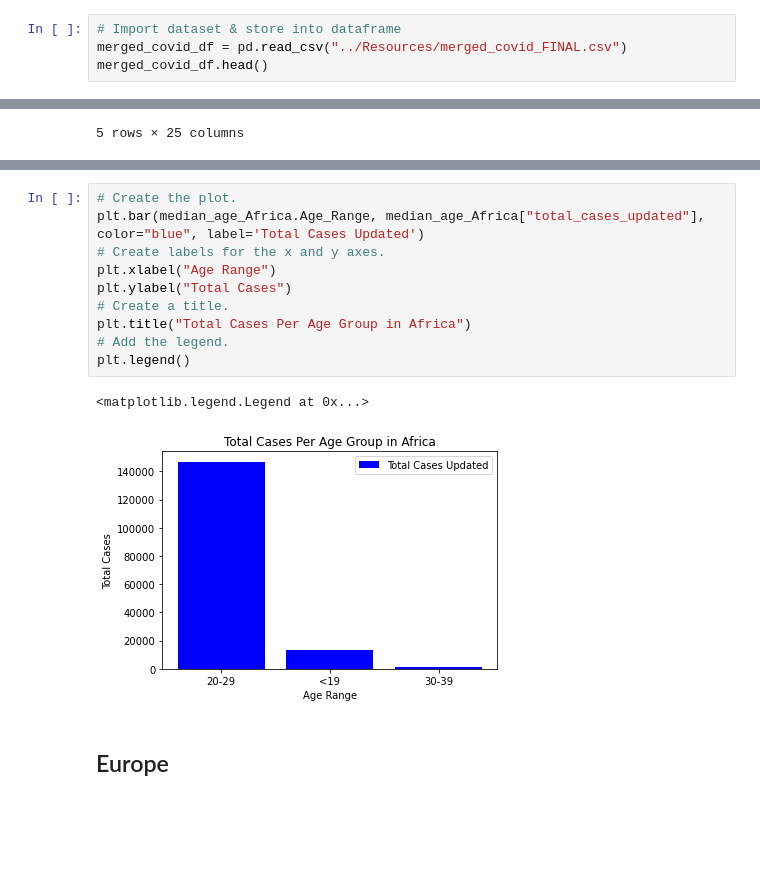
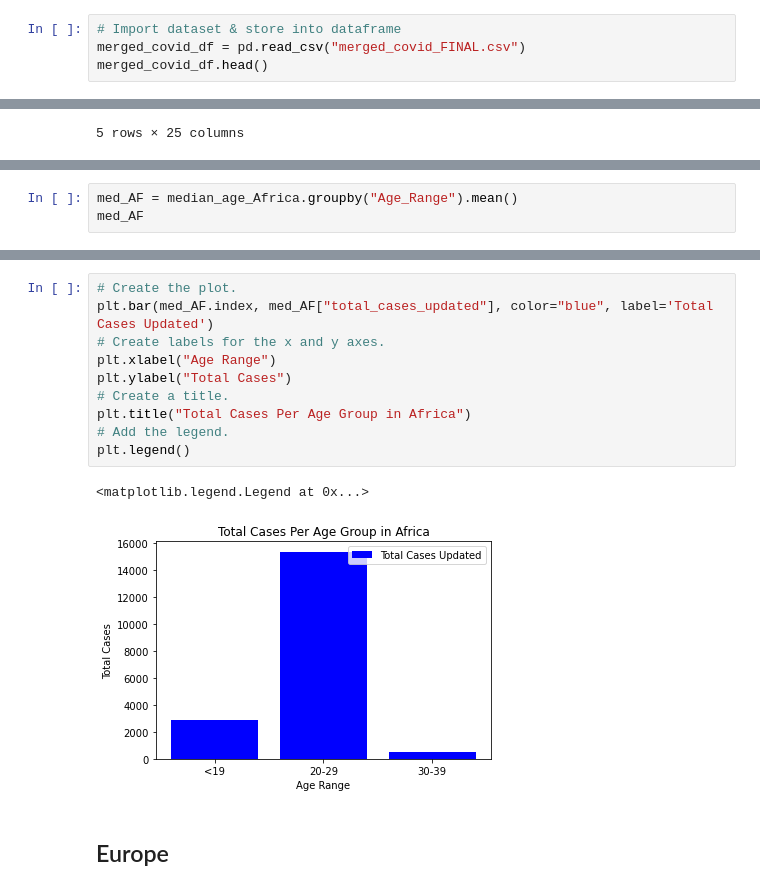
Before and after one commit to pmmfs/capstone-project, a Jupyter notebook: analysis_median_age_per_continent/Median_Age Analysis.ipynb, the cells around one changed output, grey strips where cells are left out. Cells and saved outputs as stored; diff of their text form; blank space fills up the shorter version.

```diff
--- a/analysis_median_age_per_continent/Median_Age Analysis.ipynb
+++ b/analysis_median_age_per_continent/Median_Age Analysis.ipynb
@@ -11,7 +11,7 @@ from matplotlib import pyplot as plt
 %matplotlib inline
 # %%
 # Import dataset & store into dataframe
-merged_covid_df = pd.read_csv("../Resources/merged_covid_FINAL.csv")
+merged_covid_df = pd.read_csv("merged_covid_FINAL.csv")
 merged_covid_df.head()
 # %% [output]
 |  | primary_key_reaction | date_updated | iso_code | continent | location | population | population_density | ... |
@@ -384,0 +373,3 @@ Text(0, 0.5, 'Total Cases Per Age Group in Asia')
+# %%
+med_AF = median_age_Africa.groupby("Age_Range").mean()
+med_AF
@@ -385,16 +384,16 @@ Text(0, 0.5, 'Total Cases Per Age Group in Asia')
 # %%
 # Create the plot.
-plt.bar(median_age_Africa.Age_Range, median_age_Africa["total_cases_updated"], color="blue", label='Total Cases Updated')
+plt.bar(med_AF.index, med_AF["total_cases_updated"], color="blue", label='Total Cases Updated')
 # Create labels for the x and y axes.
 plt.xlabel("Age Range")
 plt.ylabel("Total Cases")
 # Create a title.
 plt.title("Total Cases Per Age Group in Africa")
 # Add the legend.
 plt.legend()
 # %% [output]
 <matplotlib.legend.Legend at 0x...>
-[figure, old version]
+[figure, new version]
 # %% [markdown]
 ## Europe
 # %%
```
Also changed, not shown: parts of 20 cells of this notebook, 31 other files.
